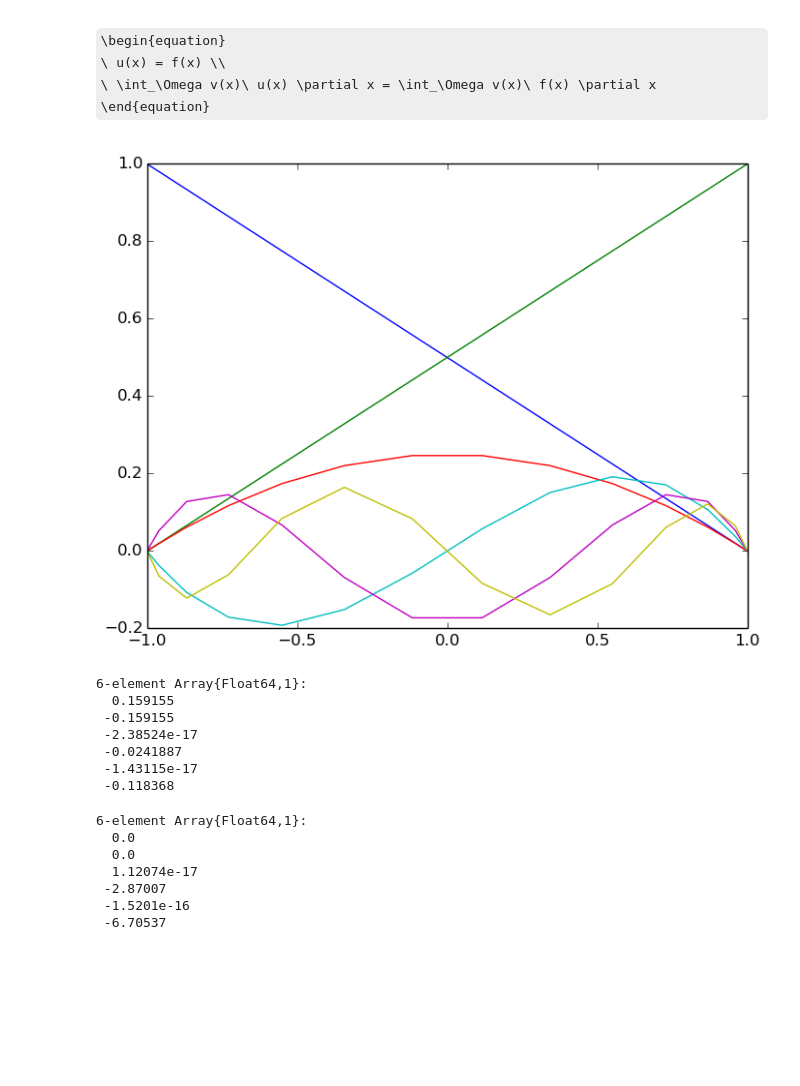
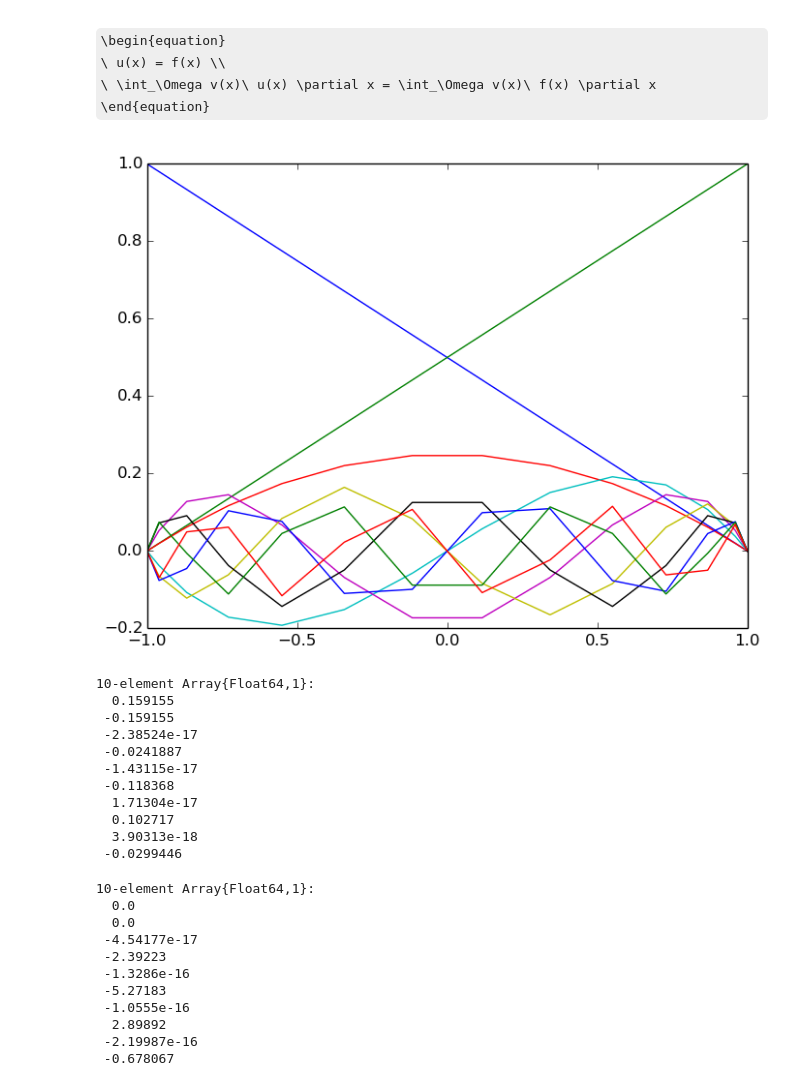
Before and after one commit to augustot2/monografia, a Jupyter notebook: src/codes/equation_solver.ipynb, the cells around one changed output. Drawn from its saved outputs; the diff is of its cells as text; code cells hidden in the pictures; some formulas as TeX source; blank space fills up the shorter version.

```diff
--- a/src/codes/equation_solver.ipynb
+++ b/src/codes/equation_solver.ipynb
@@ -85,41 +87,49 @@ end
 # %%
 #######################
 fun(x) = sin(x*2*pi)
 #fun(x) = -x.^2 -2.*x + 5
 #######################
 Q = 14
-I = 6
+I = 10
 ξ = zglj(Q)
 w = wglj(ξ,0.,0.)
 ϕ = ϕ_matrix(ψj,Q,I)
 M = Mass_matrix(ϕ,w,I,Q)
 for i in 1:I
     plot(ξ,ϕ[:,i])
 end
 # %% [output]
-[figure, old version]
+[figure, new version]
 # %%
 fr= fr_vector(fun,I,Q)
 # %% [output]
-6-element Array{Float64,1}:
+10-element Array{Float64,1}:
   0.159155
  -0.159155
  -2.38524e-17
  -0.0241887
  -1.43115e-17
  -0.118368
+  1.71304e-17
+  0.102717
+  3.90313e-18
+ -0.0299446
 # %%
 Mi = M[3:I,3:I]
 uhi = Mi\fr[3:I]
 uh2 = vcat([0, 0],uhi)
 # %% [output]
-6-element Array{Float64,1}:
+10-element Array{Float64,1}:
   0.0
   0.0
-  1.12074e-17
- -2.87007
- -1.5201e-16
- -6.70537
+ -4.54177e-17
+ -2.39223
+ -1.3286e-16
+ -5.27183
+ -1.0555e-16
+  2.89892
+ -2.19987e-16
+ -0.678067
 # %%
 uh = M\fr
 # %% [output]
```
Also changed, not shown: parts of 3 cells of this notebook, 8 other files.
